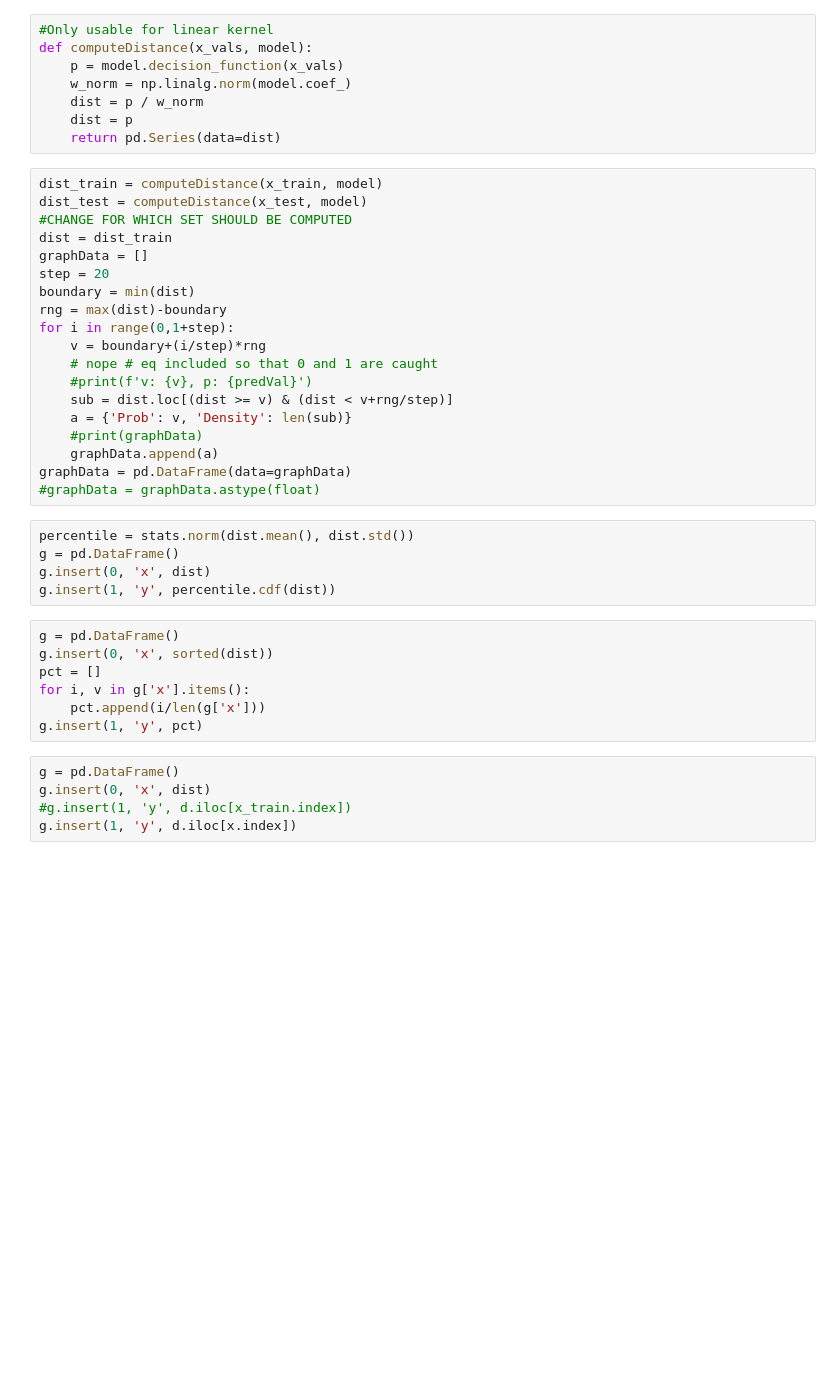
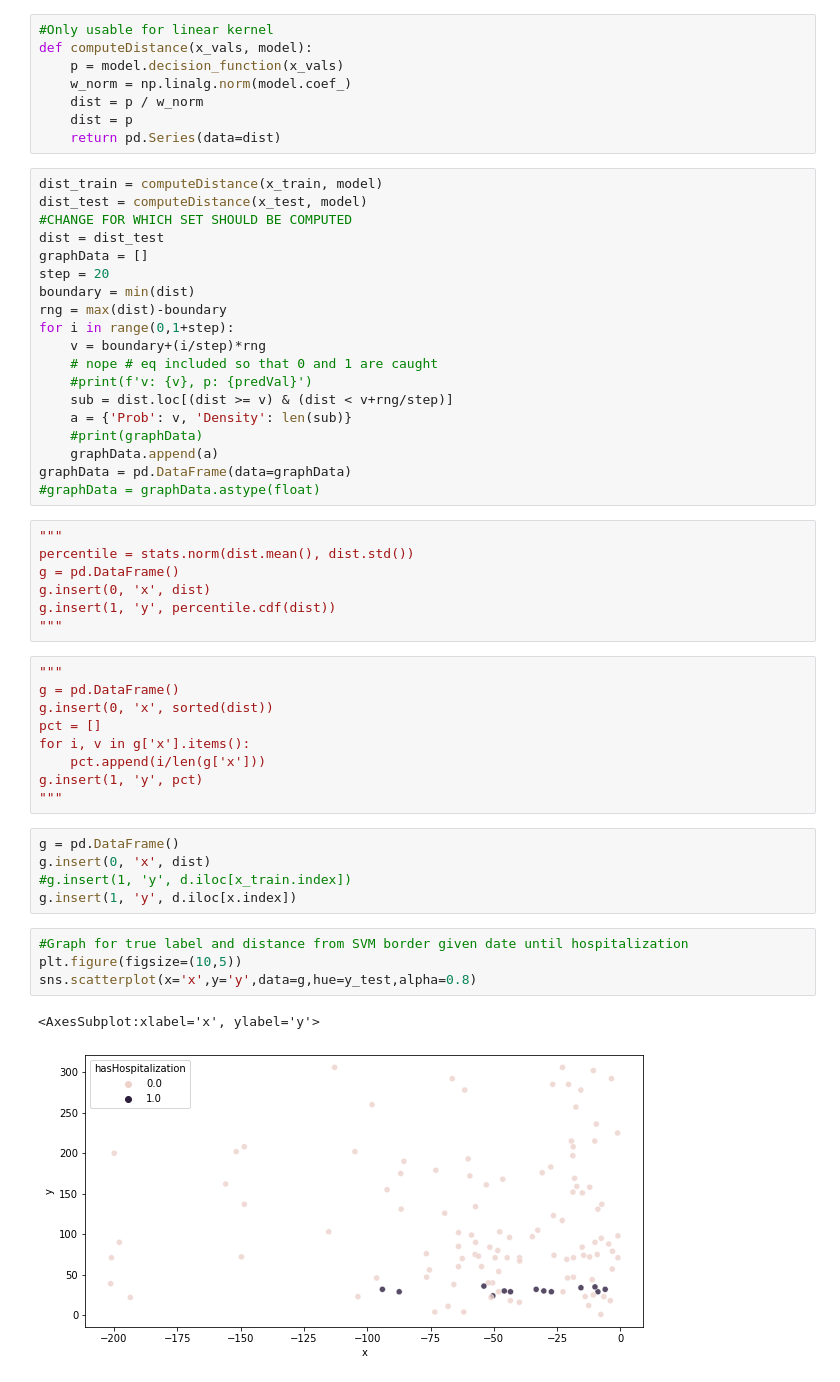
Before and after one commit to BrendanL72/Hospitalization-Risk, a Jupyter notebook: TryingModels.ipynb, the cells around one changed output. Saved outputs shown, nothing was run; the diff lists cells and outputs as text; blank space fills up the shorter version.

```diff
--- a/TryingModels.ipynb
+++ b/TryingModels.ipynb
@@ -104,7 +146,7 @@ def computeDistance(x_vals, model):
 dist_train = computeDistance(x_train, model)
 dist_test = computeDistance(x_test, model)
 #CHANGE FOR WHICH SET SHOULD BE COMPUTED
-dist = dist_train
+dist = dist_test
 graphData = []
 step = 20
 boundary = min(dist)
@@ -120,20 +162,31 @@ for i in range(0,1+step):
 graphData = pd.DataFrame(data=graphData)
 #graphData = graphData.astype(float)
 # %%
+"""
 percentile = stats.norm(dist.mean(), dist.std())
 g = pd.DataFrame()
 g.insert(0, 'x', dist)
 g.insert(1, 'y', percentile.cdf(dist))
+"""
 # %%
+"""
 g = pd.DataFrame()
 g.insert(0, 'x', sorted(dist))
 pct = []
 for i, v in g['x'].items():
     pct.append(i/len(g['x']))
 g.insert(1, 'y', pct)
+"""
 # %%
 g = pd.DataFrame()
 g.insert(0, 'x', dist)
 #g.insert(1, 'y', d.iloc[x_train.index])
 g.insert(1, 'y', d.iloc[x.index])
+# %%
+#Graph for true label and distance from SVM border given date until hospitalization
+plt.figure(figsize=(10,5))
+sns.scatterplot(x='x',y='y',data=g,hue=y_test,alpha=0.8)
+# %% [output]
+<AxesSubplot:xlabel='x', ylabel='y'>
+[figure, added]
 # %%
```
Also changed, not shown: parts of 11 cells of this notebook.
